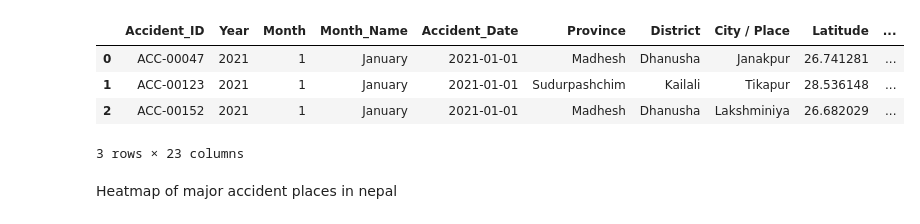
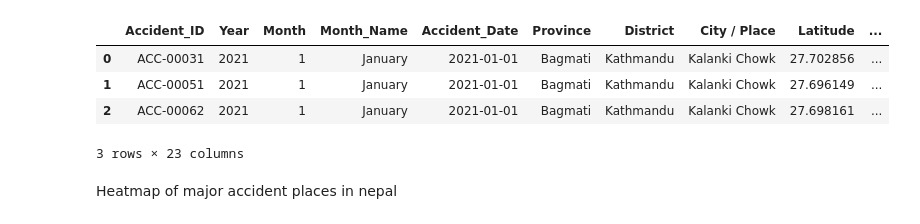
Before and after one commit to ronit-739/Traffic-Accident-Pattern-Analysis, a Jupyter notebook: Code/Dikesh/Heatmap.ipynb, the cells around one changed output. Saved outputs shown, nothing was run; the diff lists cells and outputs as text; code cells hidden in the pictures.

```diff
--- a/Code/Dikesh/Heatmap.ipynb
+++ b/Code/Dikesh/Heatmap.ipynb
@@ -1,16 +1,16 @@
 # %%
 #Get data from csv file
 
 import pandas as pd
 
-df = pd.read_csv("../../Data/Nepal_RoadAccidents_Cleaned.csv")
+df = pd.read_csv("test/data/Nepal_RoadAccidents_Cleaned.csv")
 
 df.head(3)
 # %% [output]
 |  | Accident_ID | Year | Month | Month_Name | Accident_Date | Province | District | City / Place | Latitude | ... |
-| 0 | ACC-00047 | 2021 | 1 | January | 2021-01-01 | Madhesh | Dhanusha | Janakpur | 26.741281 | ... |
-| 1 | ACC-00123 | 2021 | 1 | January | 2021-01-01 | Sudurpashchim | Kailali | Tikapur | 28.536148 | ... |
-| 2 | ACC-00152 | 2021 | 1 | January | 2021-01-01 | Madhesh | Dhanusha | Lakshminiya | 26.682029 | ... |
+| 0 | ACC-00031 | 2021 | 1 | January | 2021-01-01 | Bagmati | Kathmandu | Kalanki Chowk | 27.702856 | ... |
+| 1 | ACC-00051 | 2021 | 1 | January | 2021-01-01 | Bagmati | Kathmandu | Kalanki Chowk | 27.696149 | ... |
+| 2 | ACC-00062 | 2021 | 1 | January | 2021-01-01 | Bagmati | Kathmandu | Kalanki Chowk | 27.698161 | ... |
 3 rows × 23 columns
 # %% [markdown]
 Heatmap of major accident places in nepal
```
Also changed, not shown: parts of 4 cells of this notebook.
